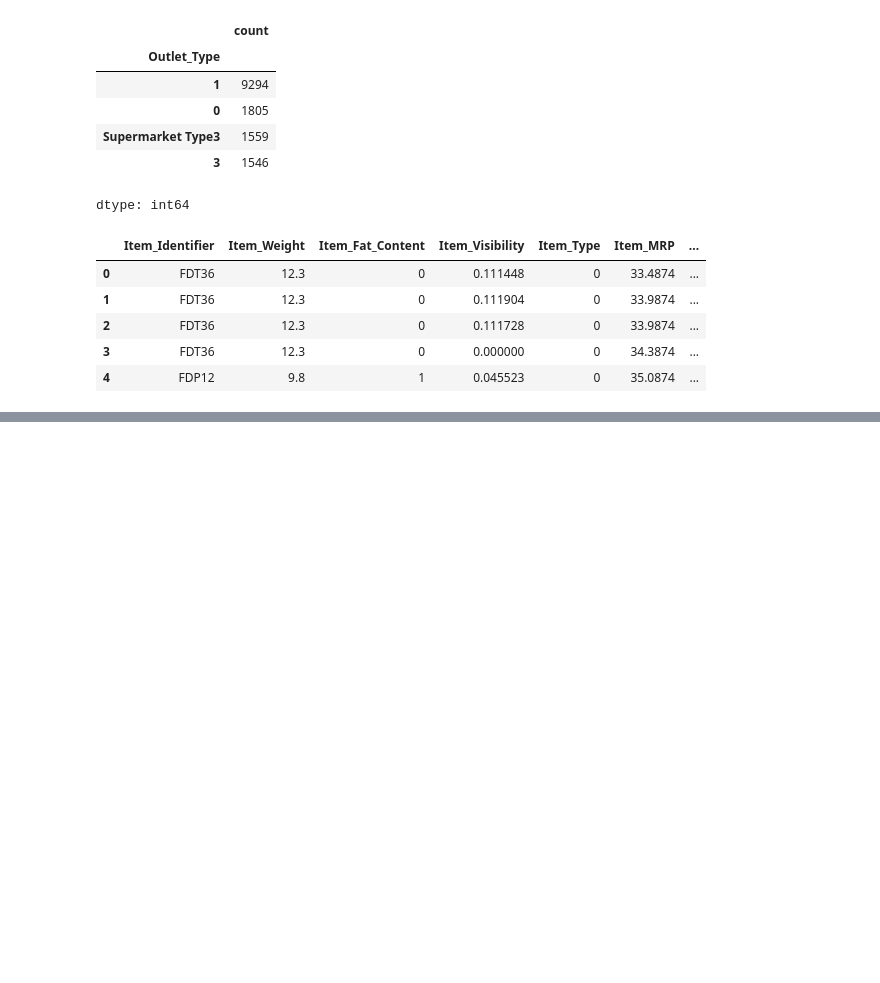
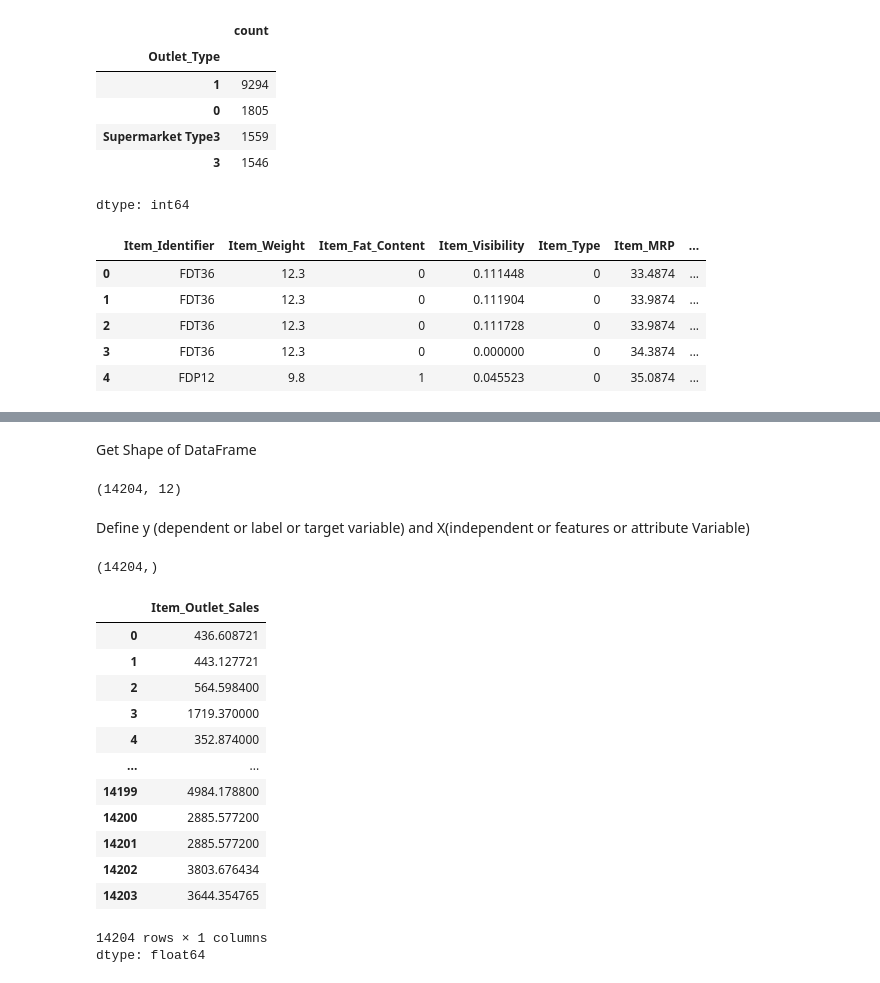
Before and after one commit to Mahesh2056/Big_Sales_Prediction, a Jupyter notebook: Big_Sales_Prediction.ipynb, the cells around one changed output, grey strips where cells are left out. Saved outputs shown, nothing was run; the diff lists cells and outputs as text; code cells hidden in the pictures; blank space fills up the shorter version.

```diff
--- a/Big_Sales_Prediction.ipynb
+++ b/Big_Sales_Prediction.ipynb
@@ -307,0 +330,31 @@ df.head()
+# %% [markdown]
+Get Shape of DataFrame
+# %%
+df.shape
+# %% [output]
+(14204, 12)
+# %% [markdown]
+Define y (dependent or label or target variable) and X(independent or features or attribute Variable)
+# %%
+y = df['Item_Outlet_Sales']
+# %%
+y.shape
+# %% [output]
+(14204,)
+# %%
+y
+# %% [output]
+|  | Item_Outlet_Sales |
+| 0 | 436.608721 |
+| 1 | 443.127721 |
+| 2 | 564.598400 |
+| 3 | 1719.370000 |
+| 4 | 352.874000 |
+| ... | ... |
+| 14199 | 4984.178800 |
+| 14200 | 2885.577200 |
+| 14201 | 2885.577200 |
+| 14202 | 3803.676434 |
+| 14203 | 3644.354765 |
+14204 rows × 1 columns
+dtype: float64
```
Also changed, not shown: parts of 6 cells of this notebook.
